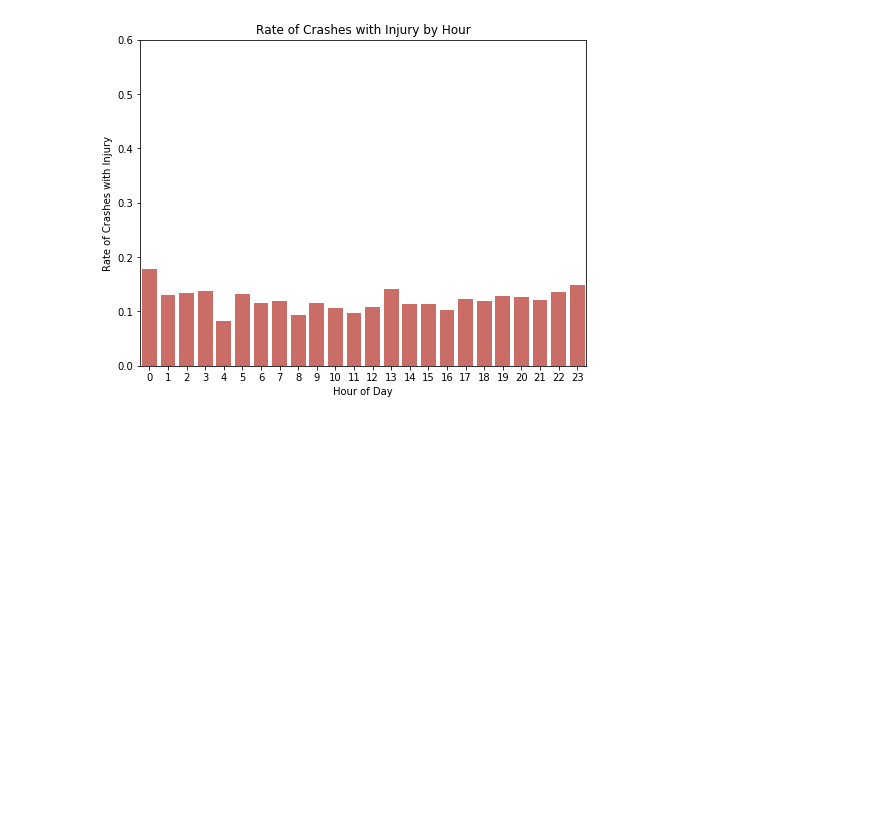
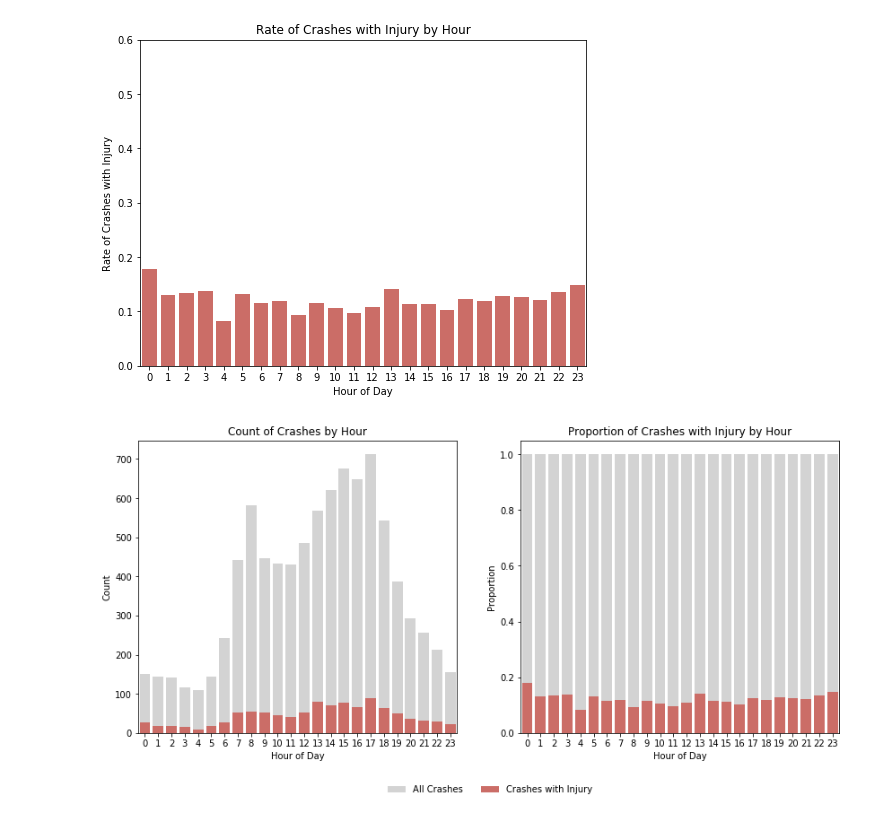
Before and after one commit to vingkan/crash, a Jupyter notebook: Open Data Spatial Visualization.ipynb, the cells around one changed output. Cells and saved outputs as stored; diff of their text form; code cells hidden in the pictures; blank space fills up the shorter version.

Commit message:
Add requirements.txt and time plots

```diff
--- a/Open Data Spatial Visualization.ipynb
+++ b/Open Data Spatial Visualization.ipynb
@@ -252,3 +252,24 @@ plt.gcf().set_size_inches(8, 6)
 plt.show()
 # %% [output]
 [figure]
+# %%
+fig, axes = plt.subplots(1, 2)
+hour_count = df.groupby(by="hour")[EVENT].count()
+hour_sum = df.groupby(by="hour")[EVENT].sum()
+sns.barplot(hour_count.index, hour_count.values, color="lightgray", ax=axes[0], label="All Crashes")
+sns.barplot(hour_sum.index, hour_sum.values, color=pal[0], ax=axes[0], label=EVENT_NAME)
+axes[0].set_xlabel("Hour of Day")
+axes[0].set_ylabel("Count")
+axes[0].set_title("Count of Crashes by Hour")
+hour_prop_all = hour_count.values / hour_count.values
+hour_prop = hour_sum.values / hour_count.values
+sns.barplot(hour_count.index, hour_prop_all, color="lightgray", ax=axes[1], label="All Crashes")
+sns.barplot(hour_sum.index, hour_prop, color=pal[0], ax=axes[1], label=EVENT_NAME)
+axes[1].set_xlabel("Hour of Day")
+axes[1].set_ylabel("Proportion")
+axes[1].set_title("Proportion of {} by Hour".format(EVENT_NAME))
+fig.set_size_inches(14, 6)
+axes[0].legend(bbox_to_anchor=(1.45, -0.15), frameon=False, ncol=2)
+plt.show()
+# %% [output]
+[figure, added]
```
Also changed, not shown: parts of 4 cells of this notebook, 1 other file.
